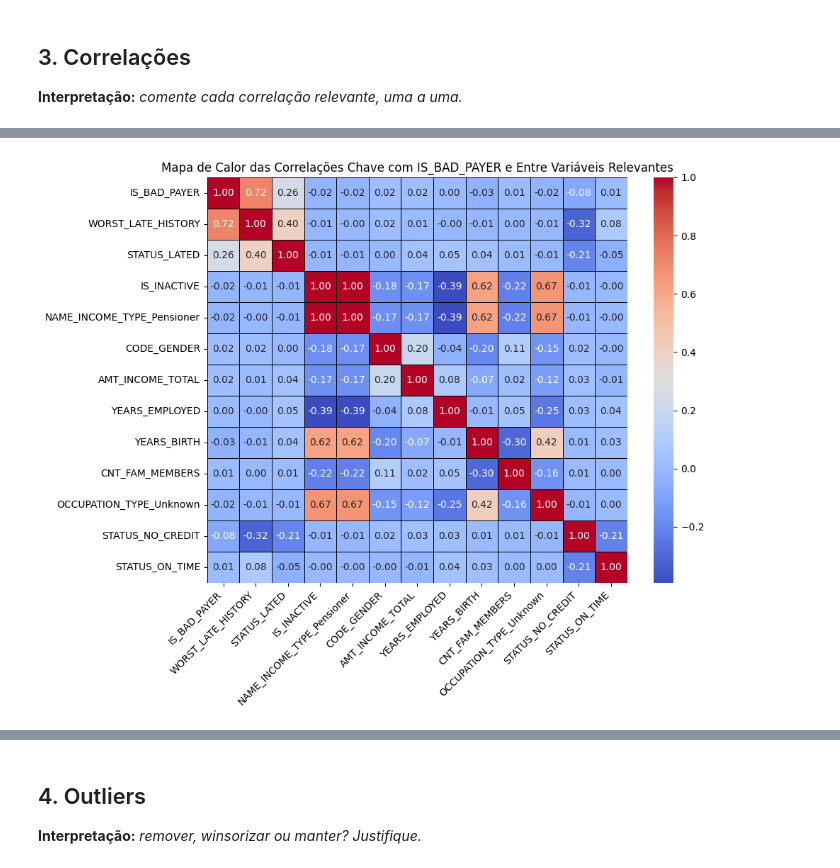
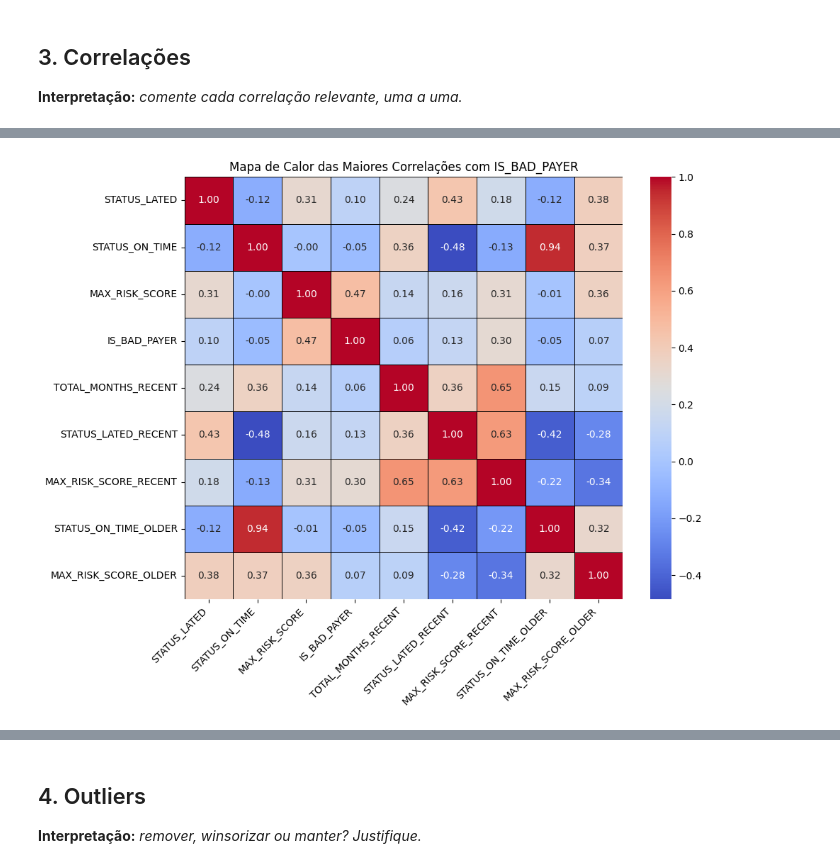
Before and after one commit to Ginkno/postech-tech-challenge-fase2-grupo1-12dtat, a Jupyter notebook: notebooks/ 01_eda.ipynb, the cells around one changed output, grey strips where cells are left out. Drawn from its saved outputs; the diff is of its cells as text; code cells hidden in the pictures.

```diff
--- a/notebooks/ 01_eda.ipynb
+++ b/notebooks/ 01_eda.ipynb
@@ -453,4 +515,12 @@ Com a criação da variável IS_BAD_PAYER, podemos observar que a maioria dos cl
 # %%
+# Definição da variável alvo IS_BAD_PAYER com base na lógica
+# MAX_RISK_SCORE_RECENT >= 3 (equivalente a 60+ dias de atraso nos últimos 12 meses)
+df_final['IS_BAD_PAYER'] = (df_final['MAX_RISK_SCORE_RECENT'] >= 3).astype(int)
+
+print("Distribuição da variável alvo IS_BAD_PAYER:")
+display(df_final['IS_BAD_PAYER'].value_counts(normalize=True).mul(100).round(2).astype(str) + '%')
+
+# Visualizar a distribuição da variável alvo
 plt.figure(figsize=(8, 4))
 sns.countplot(x='IS_BAD_PAYER', data=df_final, palette='viridis')
 plt.title('Distribuição da Variável Alvo: IS_BAD_PAYER')
@@ -856,7 +920,9 @@ O *boxplot* da **Distribuição do Pior Histórico de Atraso (WORST_LATE_HISTORY
 
 **Interpretação:** _comente cada correlação relevante, uma a uma._
 # %%
-#Preparar DataFrame para a matriz de correlação
+import pandas as pd
+
+# Preparar DataFrame para a matriz de correlação
 df_corr = df_final.copy()
 
 # Mapear variáveis categóricas binárias para numéricas.
@@ -882,9 +948,12 @@ numerical_cols = [
     "CODE_GENDER", "FLAG_OWN_CAR", "FLAG_OWN_REALTY", "CNT_CHILDREN",
     "AMT_INCOME_TOTAL","YEARS_BIRTH", "YEARS_EMPLOYED", "IS_INACTIVE",
     "CNT_FAM_MEMBERS", "FLAG_WORK_PHONE", "FLAG_PHONE", "FLAG_EMAIL",
-    "TOTAL_MOUNTHS_OBSERVED", "STATUS_LATED", "STATUS_ON_TIME", "STATUS_NO_CREDIT",
-    "WORST_LATE_HISTORY", "IS_BAD_PAYER"
-] + list(df_encoded_cols.columns)
+    "TOTAL_MONTHS_OBSERVED", "STATUS_LATED", "STATUS_ON_TIME", "STATUS_NO_CREDIT",
+    "MAX_RISK_SCORE", "IS_BAD_PAYER", "TOTAL_MONTHS_RECENT",
+    "STATUS_LATED_RECENT", "STATUS_ON_TIME_RECENT", "STATUS_NO_CREDIT_RECENT",
+    "MAX_RISK_SCORE_RECENT", "TOTAL_MONTHS_OLDER", "STATUS_LATED_OLDER",
+    "STATUS_ON_TIME_OLDER", "STATUS_NO_CREDIT_OLDER", "MAX_RISK_SCORE_OLDER"
+    ] + list(df_encoded_cols.columns)
 
 # Filtrar df_corr para incluir apenas as colunas numéricas selecionadas
 df_numerical_corr = df_corr[numerical_cols]
@@ -912,31 +981,19 @@ Gerado o gráfico de barras para conter todas as variáveis e visualizar as corr
 # %%
-#Colunas relevantes para a criação da matriz de correlação.
-relevant_cols = [
-    'IS_BAD_PAYER', #Variável alvo
-    'WORST_LATE_HISTORY',
-    'STATUS_LATED',
-    'IS_INACTIVE',
-    'NAME_INCOME_TYPE_Pensioner',
-    'CODE_GENDER',
-    'AMT_INCOME_TOTAL',
-    'YEARS_EMPLOYED',
-    'YEARS_BIRTH',
-    'CNT_FAM_MEMBERS',
-    'OCCUPATION_TYPE_Unknown',
-    'STATUS_NO_CREDIT',
-    'STATUS_ON_TIME'
+# Calcular a correlação de todas as variáveis com a variável alvo 'IS_BAD_PAYER'
+correlations_with_target = df_numerical_corr.corr()['IS_BAD_PAYER'].abs()
 
-]
+# Selecionar as variáveis com correlações relevantes com a target (e.: > 0.05)
+top_correlated_features = correlations_with_target[correlations_with_target >0.05].index
 
 # Calcular a matriz de correlação para as variáveis selecionadas
-correlation_matrix = df_numerical_corr[relevant_cols].corr()
+correlation_matrix = df_numerical_corr[top_correlated_features].corr()
 
 plt.figure(figsize=(10, 8))
 sns.heatmap(correlation_matrix, annot=True, cmap='coolwarm', fmt=".2f", linewidths=.5, linecolor='black')
-plt.title('Mapa de Calor das Correlações Chave com IS_BAD_PAYER e Entre Variáveis Relevantes')
+plt.title('Mapa de Calor das Maiores Correlações com IS_BAD_PAYER')
 plt.xticks(rotation=45, ha='right')
 plt.yticks(rotation=0)
 plt.tight_layout()
 plt.show()
 # %% [output]
-[figure, old version]
+[figure, new version]
```
Also changed, not shown: parts of 64 cells of this notebook.
